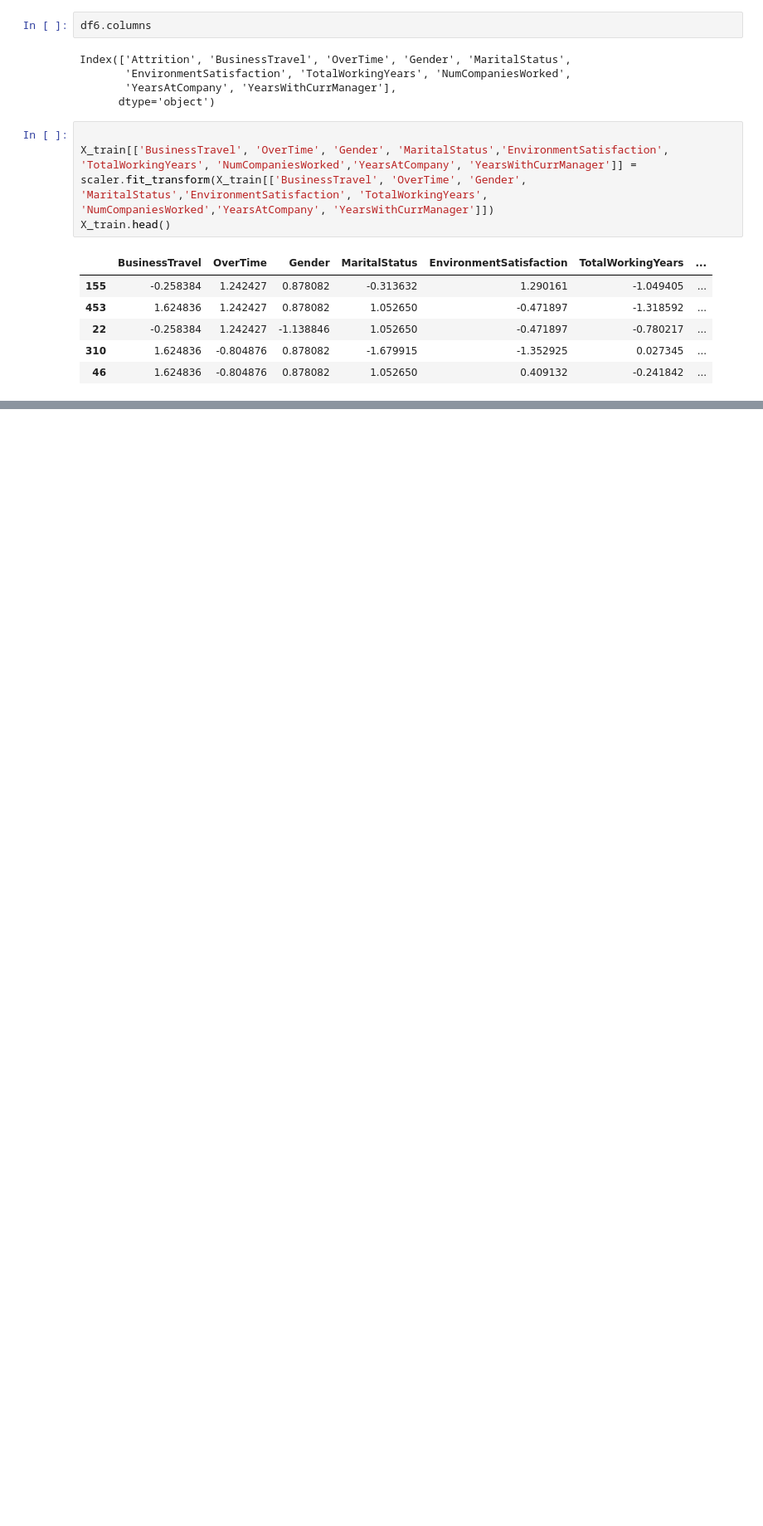
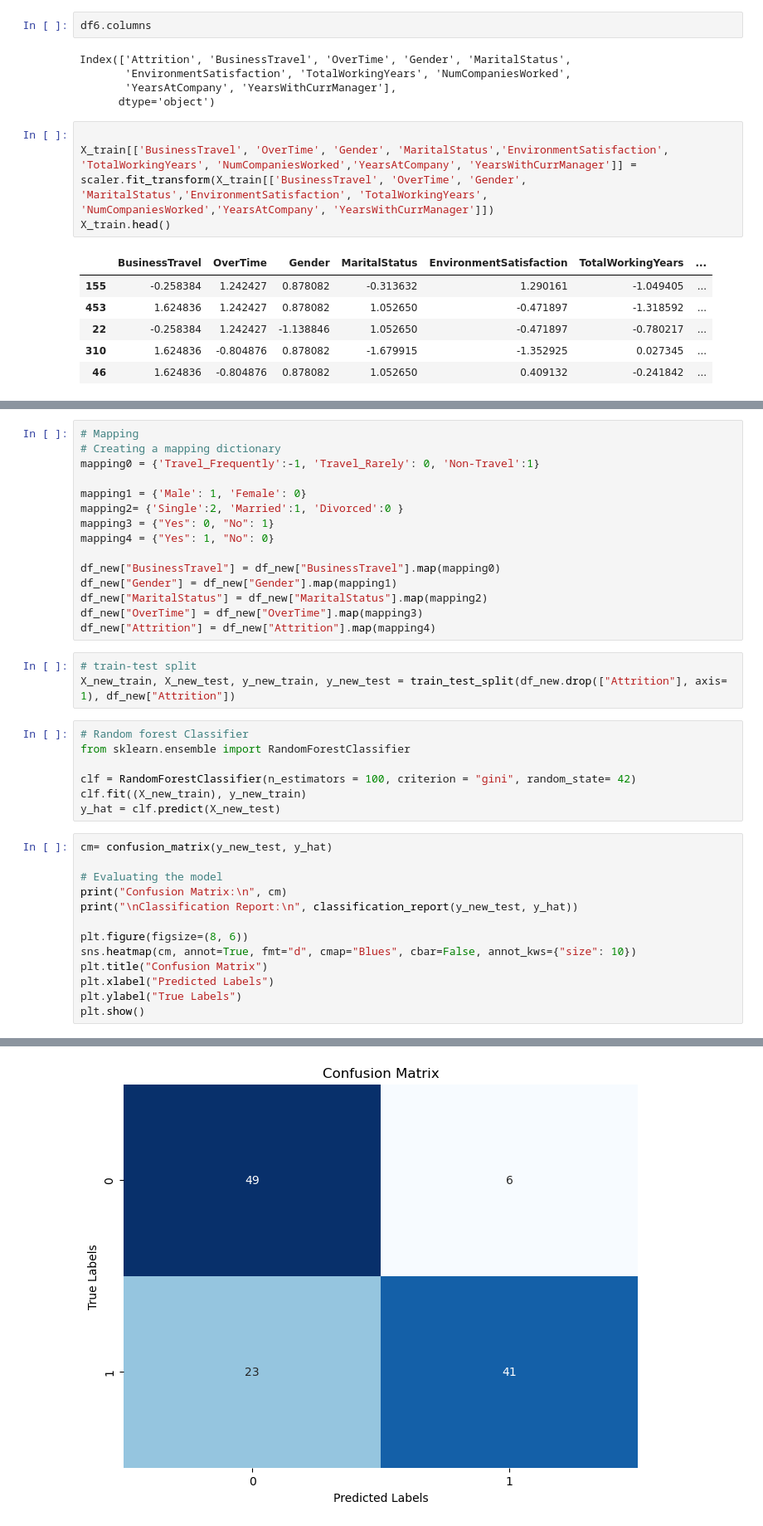
Before and after one commit to rah-ul-singh/EmployeeAttrition, a Jupyter notebook: Empolyee_Attrition_SMBA.ipynb, the cells around one changed output, grey strips where cells are left out. Shown at 83% size. Saved outputs shown, nothing was run; the diff lists cells and outputs as text; blank space fills up the shorter version.

```diff
--- a/Empolyee_Attrition_SMBA.ipynb
+++ b/Empolyee_Attrition_SMBA.ipynb
@@ -1375,0 +1313,39 @@ sns.heatmap(df6.corr(), linewidths=4 )
+# %%
+# Mapping
+# Creating a mapping dictionary
+mapping0 = {'Travel_Frequently':-1, 'Travel_Rarely': 0, 'Non-Travel':1}
+
+mapping1 = {'Male': 1, 'Female': 0}
+mapping2= {'Single':2, 'Married':1, 'Divorced':0 }
+mapping3 = {"Yes": 0, "No": 1}
+mapping4 = {"Yes": 1, "No": 0}
+
+df_new["BusinessTravel"] = df_new["BusinessTravel"].map(mapping0)
+df_new["Gender"] = df_new["Gender"].map(mapping1)
+df_new["MaritalStatus"] = df_new["MaritalStatus"].map(mapping2)
+df_new["OverTime"] = df_new["OverTime"].map(mapping3)
+df_new["Attrition"] = df_new["Attrition"].map(mapping4)
+# %%
+# train-test split
+X_new_train, X_new_test, y_new_train, y_new_test = train_test_split(df_new.drop(["Attrition"], axis= 1), df_new["Attrition"])
+# %%
+# Random forest Classifier
+from sklearn.ensemble import RandomForestClassifier
+
+clf = RandomForestClassifier(n_estimators = 100, criterion = "gini", random_state= 42)
+clf.fit((X_new_train), y_new_train)
+y_hat = clf.predict(X_new_test)
+# %%
+cm= confusion_matrix(y_new_test, y_hat)
+
+# Evaluating the model
+print("Confusion Matrix:\n", cm)
+print("\nClassification Report:\n", classification_report(y_new_test, y_hat))
+
+plt.figure(figsize=(8, 6))
+sns.heatmap(cm, annot=True, fmt="d", cmap="Blues", cbar=False, annot_kws={"size": 10})
+plt.title("Confusion Matrix")
+plt.xlabel("Predicted Labels")
+plt.ylabel("True Labels")
+plt.show()
+# %% [output]
@@ -1375,0 +1365 @@ sns.heatmap(df6.corr(), linewidths=4 )
+[figure, added]
```
Also changed, not shown: parts of 58 cells of this notebook.
